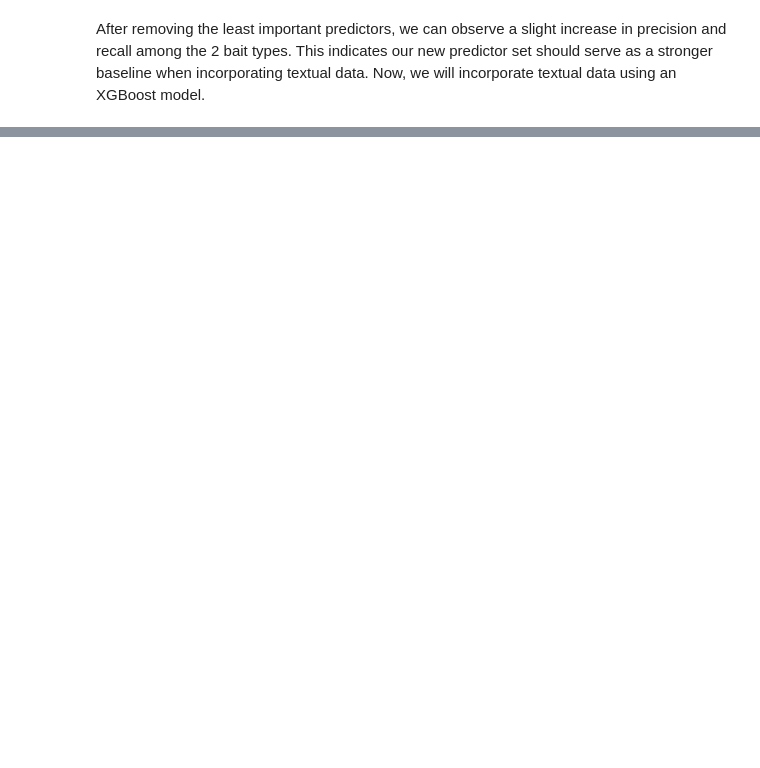
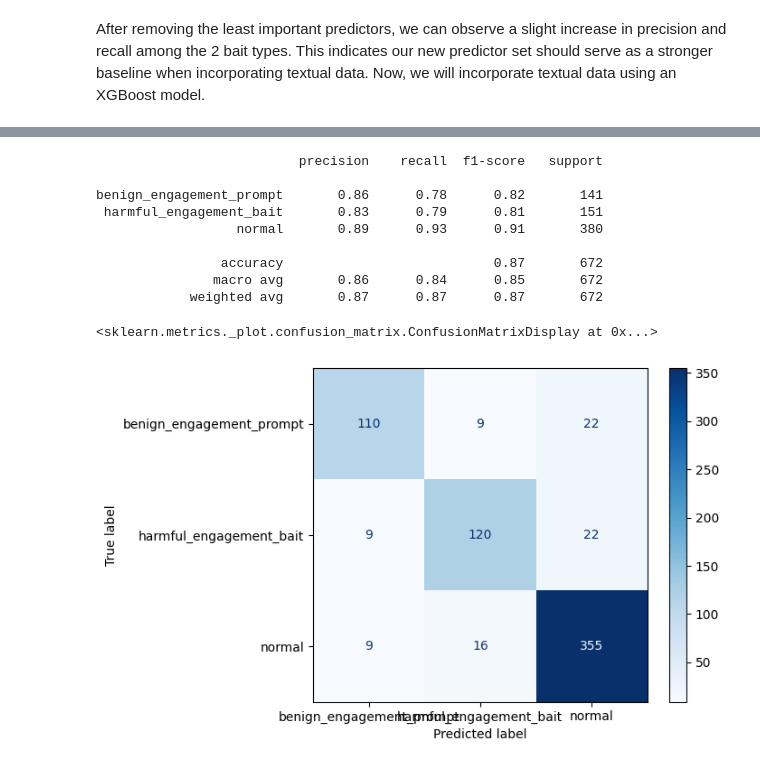
Before and after one commit to RJ-Worrall/Twitter_Engagement_Bait_Modeling, a Jupyter notebook: Twitter_Project.ipynb, the cells around one changed output, grey strips where cells are left out. Drawn from its saved outputs; the diff is of its cells as text; code cells hidden in the pictures; blank space fills up the shorter version.

```diff
--- a/Twitter_Project.ipynb
+++ b/Twitter_Project.ipynb
@@ -2321,0 +2553,2 @@ benign_engagement_prompt       0.76      0.67      0.71       141
+# %%
+trainer.train()
@@ -2321,0 +2563,28 @@ benign_engagement_prompt       0.76      0.67      0.71       141
+# %%
+predictions = trainer.predict(test_dataset)
+
+predicted_labels = np.argmax(
+    predictions.predictions,
+    axis=1
+)
+
+print(classification_report(
+
+    Y_test,
+
+    predicted_labels,
+
+    target_names=encoder.classes_
+))
+
+ConfusionMatrixDisplay.from_predictions(
+
+    Y_test,
+
+    predicted_labels,
+
+    display_labels=encoder.classes_,
+
+    cmap="Blues"
+)
+# %% [output]
@@ -2321,0 +2592,11 @@ benign_engagement_prompt       0.76      0.67      0.71       141
+                          precision    recall  f1-score   support
+
+benign_engagement_prompt       0.86      0.78      0.82       141
+ harmful_engagement_bait       0.83      0.79      0.81       151
+                  normal       0.89      0.93      0.91       380
+
+                accuracy                           0.87       672
+               macro avg       0.86      0.84      0.85       672
+            weighted avg       0.87      0.87      0.87       672
+<sklearn.metrics._plot.confusion_matrix.ConfusionMatrixDisplay at 0x...>
+[figure, added]
```
Also changed, not shown: parts of 13 cells of this notebook.
